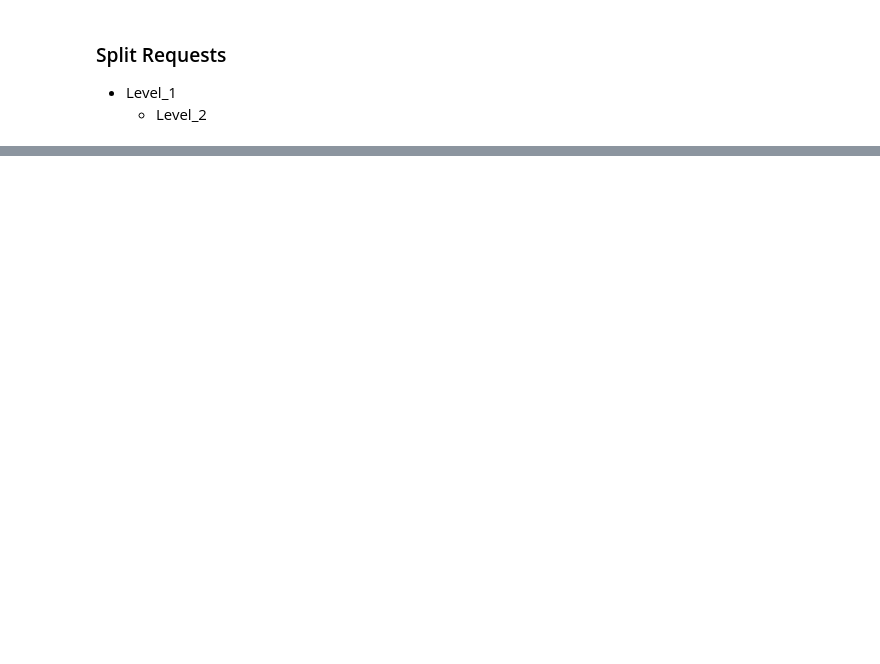
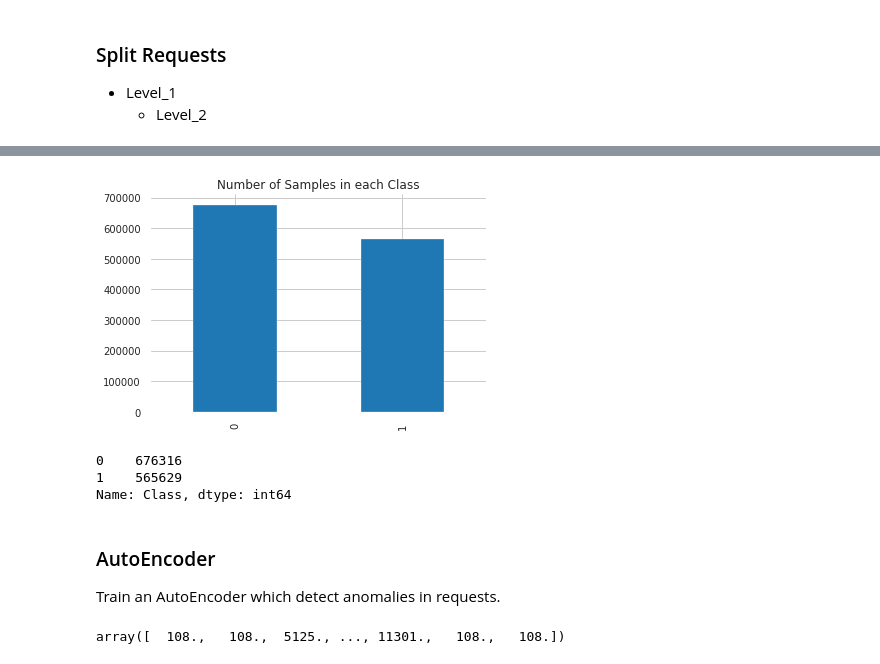
Before and after one commit to navidkanaani/ml-projects, a Jupyter notebook: anomaly_detection_rc_final.ipynb, the cells around one changed output, grey strips where cells are left out. Saved outputs shown, nothing was run; the diff lists cells and outputs as text; code cells hidden in the pictures; blank space fills up the shorter version.

```diff
--- a/anomaly_detection_rc_final.ipynb
+++ b/anomaly_detection_rc_final.ipynb
@@ -353,0 +453,30 @@ data.head()
+# %%
+# Fit Gaussian Mixture models
+gm = GaussianMixture(n_components=2, random_state=10)
+gm_preds = label_data(gm)
+# %% [output]
+[figure, added]
+# %%
+gm_preds.Class.value_counts()
+# %% [output]
+0    676316
+1    565629
+Name: Class, dtype: int64
+# %% [markdown]
+### AutoEncoder
+
+Train an AutoEncoder which detect anomalies in requests.
+# %%
+# Define a function to split data labeled by models
+def split_data(data, target_label, test_size = 0.2, random_state = 10):
+  """
+  Split the data which labeled by a model and turn it into X_train, X_test, y_train, y_test.
+  """
+  np.random_state = random_state
+
+  X = data.drop(target_label, axis=1)
+  y = data.target_label
+
+  X_train, X_test, y_train, y_test = train_test_split(X, y, )
+# %% [output]
+array([  108.,   108.,  5125., ..., 11301.,   108.,   108.])
```
Also changed, not shown: parts of 59 cells of this notebook, 1 other file.
